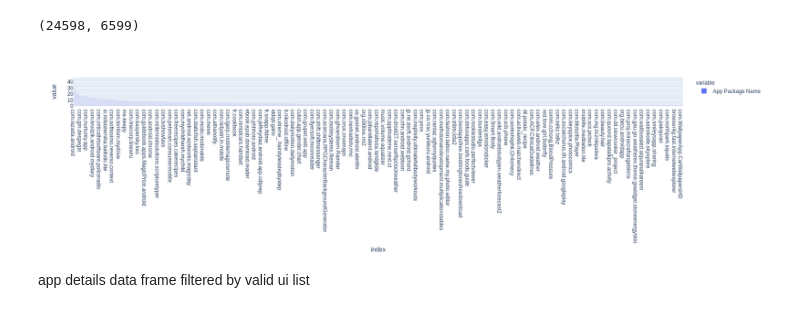
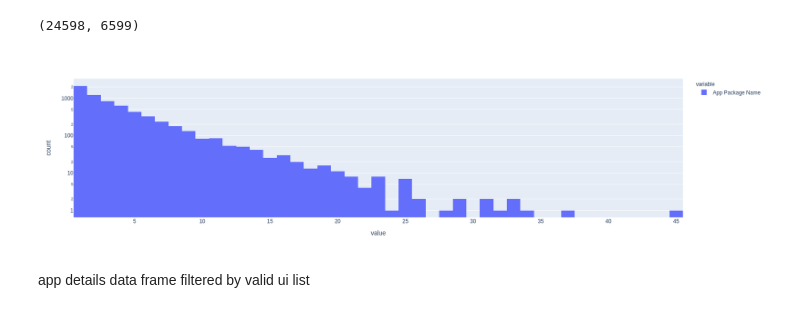
Before and after one commit to xrhd/rico2coco, a Jupyter notebook: rico2coco/notebooks/train_val_test_split.ipynb, the cells around one changed output. Cells and saved outputs as stored; diff of their text form; code cells hidden in the pictures.

Commit message:
feat: App Package Name histogram per UI count

```diff
--- a/rico2coco/notebooks/train_val_test_split.ipynb
+++ b/rico2coco/notebooks/train_val_test_split.ipynb
@@ -38,10 +39,12 @@ ui_details.head()
 ui_details['UI Number'].count(), len(ui_details['App Package Name'].unique())
 # %% [output]
 (24598, 6599)
-# %%
-ui_details['App Package Name'].value_counts().plot.bar()
-# %% [output]
-[figure, removed]
+# %%
+fig = ui_details['App Package Name'].value_counts().hist()
+fig.update_yaxes(type="log")
+fig.show()
+# %% [output]
+[figure, added]
 # %% [markdown]
 app details data frame filtered by valid ui list
 # %%
```
Also changed, not shown: parts of 1 cell of this notebook.
